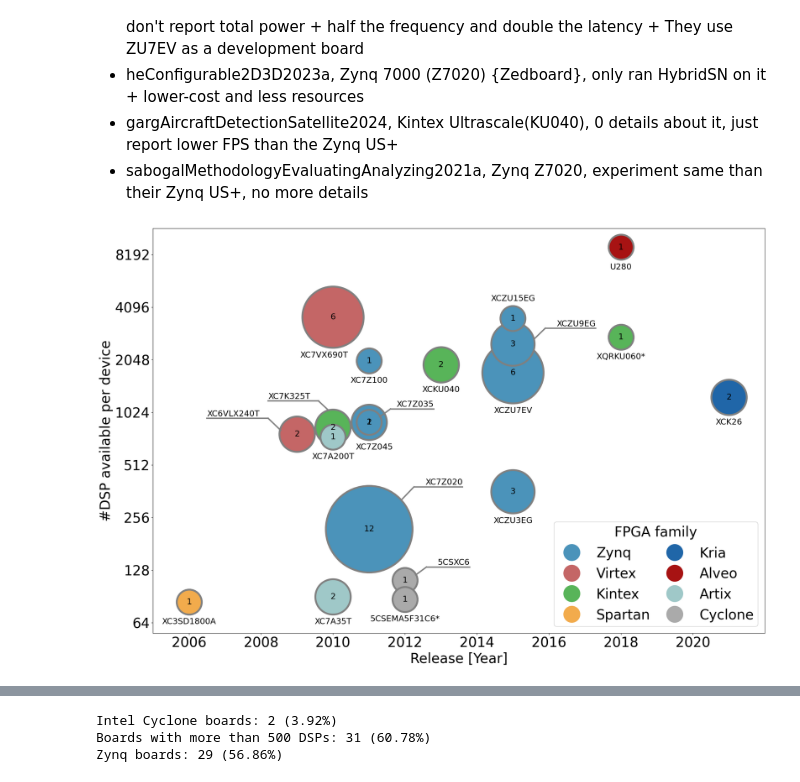
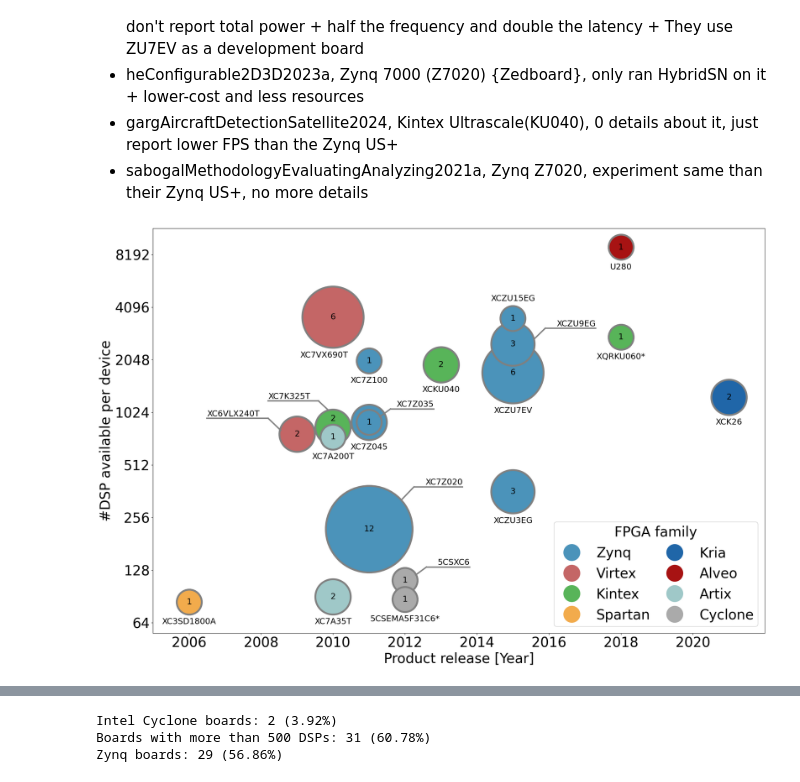
Before and after one commit to CedricLeon/Survey_RS-ML-FPGA, a Jupyter notebook: src/figure_FPGA_boards.ipynb, the cells around one changed output, grey strips where cells are left out. Cells and saved outputs as stored; diff of their text form; code cells hidden in the pictures.

Commit message:
Minor updates of some figures

```diff
--- a/src/figure_FPGA_boards.ipynb
+++ b/src/figure_FPGA_boards.ipynb
@@ -17,13 +17,6 @@ from utils.utils import support_labels
 from pathlib import Path
 import pandas as pd
 
-# Quick ANSI color code shortcuts
-r = "\033[31m"
-y = "\033[33m"
-g = "\033[32m"
-b = "\033[34m"
-e = "\033[0m"
-
 pickleName = "all_datapoints.pkl"
 datapointsDfPath = Path("..") / "data" / "Dataframes" / pickleName
 datapointsDf = pd.read_pickle(datapointsDfPath)
@@ -63,15 +56,15 @@ def add_part(parts, p):
 
 parts_info = {}
 # For all article (i.e., unique experiment)
-for k in datapointsDf["BBT Citation Key"].unique():
-    df = datapointsDf[datapointsDf["BBT Citation Key"] == k]
+for part_name in datapointsDf["BBT Citation Key"].unique():
+    df = datapointsDf[datapointsDf["BBT Citation Key"] == part_name]
     for board in df["Board"].unique():
         p, b = get_part(board)
         add_part(parts_info, p)
 # And for the unreported FPGAs
 for p in unreportedFPGAS:
     add_part(parts_info, p)
-parts_info = {k: v for k, v in sorted(parts_info.items(), key=lambda item: item[1]["quantity"],reverse=True)}
+parts_info = {part_name: info for part_name, info in sorted(parts_info.items(), key=lambda item: item[1]["quantity"], reverse=True)}
 # %%
 # Boolean parameter to add the quantity of each FPGA to the label
 with_quantity = False
@@ -95,63 +88,68 @@ plt.rcParams.update({'font.size': 30})
 fig = plt.figure(figsize=(24, 16))
 ax = fig.add_subplot(111)
 
-label_offsets = {
+# Offsets from the center for the labels depending on the circle size
+label_y_offsets = {
     1: 0.3,
     2: 0.4,
     3: 0.48,
-    4: 0,
     6: 0.65,
-    # Add more mappings as needed
 }
 
-for k, v in parts_info.items():
-    x = v["year"]
-    y = np.log2(v["DSP"])
-    r = v["quantity"]
-    if k == "5CSEMA5F31C6" or k == "XQRKU060": # Add a star to the label for boards that do NOT appear in the table, we explain in the caption
-        k = k + "*"
-    label = (k + "(" + str(r) + ")") if with_quantity else k
+for part_name, info in parts_info.items():
+    x = info["year"]
+    y = np.log2(info["DSP"])
+    quantity = info["quantity"]
+    # Add a star to the label for boards that do NOT appear in the table, we explain in the caption
+    if part_name == "5CSEMA5F31C6" or part_name == "XQRKU060":
+        part_name = part_name + "*"
+    label = (part_name + "(" + str(quantity) + ")") if with_quantity else part_name
     x_offset = 0
-    y_offset = label_offsets.get(r, 0.25)  # default offset if r isn't in offsets
+    y_offset = label_y_offsets.get(quantity, 0.25)  # default offset if quantity isn't in offsets
 
-    ax.scatter(x, y, r*3000, ec="gray", lw=4, c=fcolors[v["family"]])
+    ax.scatter(x, y, quantity*3000, ec="gray", lw=4, c=fcolors[info["family"]])
 
+    if not with_quantity:
+        # Add the label to the center of the circle except for overlapping circles:
+        y_quant_offset = 0
+        if part_name == "XC7K325T":
+            y_quant_offset = 0.17
+        elif part_name == "XC7Z045":
+            # Skip this label, it overlaps with the "1" from "XC7Z035", instead add the quantity and the part_name label
+            # label += "(" + str(quantity) + ")"
+            quantity = ""
+        ax.text(
+            x,
+            y + y_quant_offset,
+            quantity,
+            fontsize=18,
+            ha="center",
+            va="center",
+        )
 
-    ax.text(
-        x,
-        y,
-        r,
-        fontsize=18,
-        ha="center",
-        va="center",
-    )
-
-    if k == "XCZU15EG":
+    if part_name == "XCZU15EG":
         y_offset = -0.45
-    elif k == "XC7VX690T":
+    elif part_name == "XC7VX690T":
         x_offset = 0.25
-    elif k == "XC7Z045":
-        x_offset = -0.15
+    # elif part_name == "XC7Z045":
+    #     x_offset = -0.15
     # Top right
-    elif k == "5CSXC6" or k == "XC7Z035":
+    elif part_name == "5CSXC6" or part_name == "XC7Z035":
         support_labels(ax, [2 - lbl_support_offset, 0.25], [0.6, 0.25], [0.3, 0.1], label, [x, y])
         continue
-    elif k == "XCZU9EG":
+    elif part_name == "XCZU9EG":
         support_labels(ax, [2.5 - lbl_support_offset, 0.3], [0.9, 0.3], [0.60, 0.1], label, [x, y])
         continue
-    elif k == "XC7Z020":
+    elif part_name == "XC7Z020":
         support_labels(ax, [2.8 - lbl_support_offset, 0.8], [1.25, 0.8], [0.9, 0.55], label, [x, y])
         continue
     # Top left
-    elif k == "XC7K325T":
+    elif part_name == "XC7K325T":
         support_labels(ax, [-2 + lbl_support_offset, 0.5], [-0.4, 0.5], [-0.12, 0.32], label, [x, y])
         continue
-    elif k == "XC6VLX240T":
+    elif part_name == "XC6VLX240T":
         support_labels(ax, [-2.7 + lbl_support_offset, 0.3], [-0.8, 0.3], [-0.45, 0.07], label, [x, y])
         continue
-
-    if k == "5CSEMA5F31C6" or k == "XQRKU060":
-        k += "*"
 
     ax.text(
         x - x_offset,
@@ -175,36 +173,32 @@ for key, color in fcolors.items():
             label=key,
             marker="o",
             markersize=36
         )
     )
-
-# Legend in bottom-right, slightly above the axis
 fig.legend(
     title="FPGA family",
     handles=handles,
     loc='lower right',
-    bbox_to_anchor=(0.9, 0.11),  # move legend above the bottom edge
+    bbox_to_anchor=(0.9, 0.11),  # bottom-right, slightly above the axis
     framealpha=1,
     labelspacing=0.5,
     borderpad=0.3,
     handleheight=0.8,
     columnspacing=0.8,
     ncols=2
 )
 
 yt = [str(2**f) for f in range(6, 14)]
 ax.set_yticks(range(6, 14), yt)
 ax.set_ylim(5.8, 13.5)
 ax.set_ylabel("#DSP available per device")
 
 xt = np.arange(2006, 2022, 2)
 ax.set_xticks(xt, xt)
 ax.set_xlim(2005, 2022)
 ax.set_xlabel("Product release [Year]")
 
-# Save the figure
 fig.savefig(str(saveFigurePath), format=saveFormat, bbox_inches='tight')
-
 plt.show()
 # %% [output]
-[figure, old version]
+[figure, new version]
```
Also changed, not shown: parts of 2 cells of this notebook, 5 other files.
